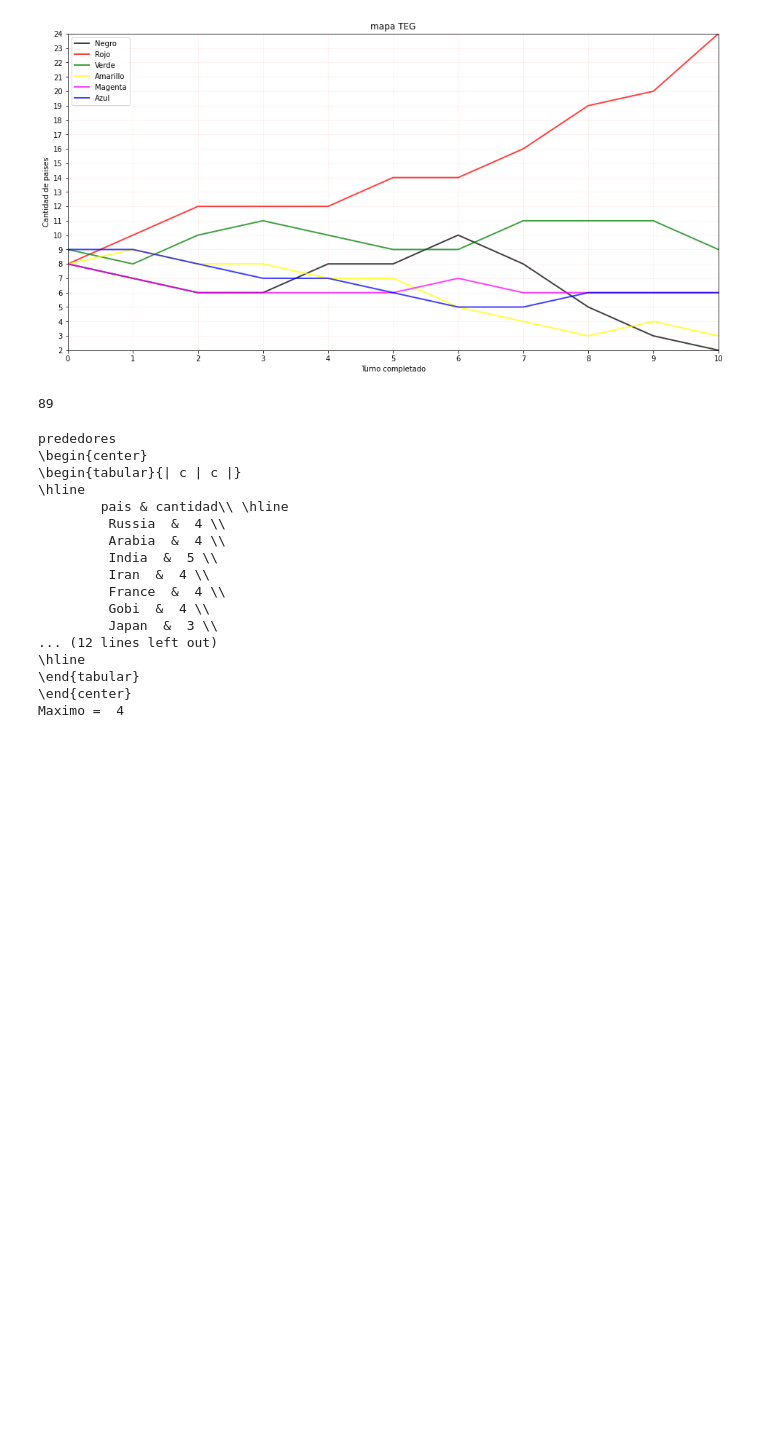
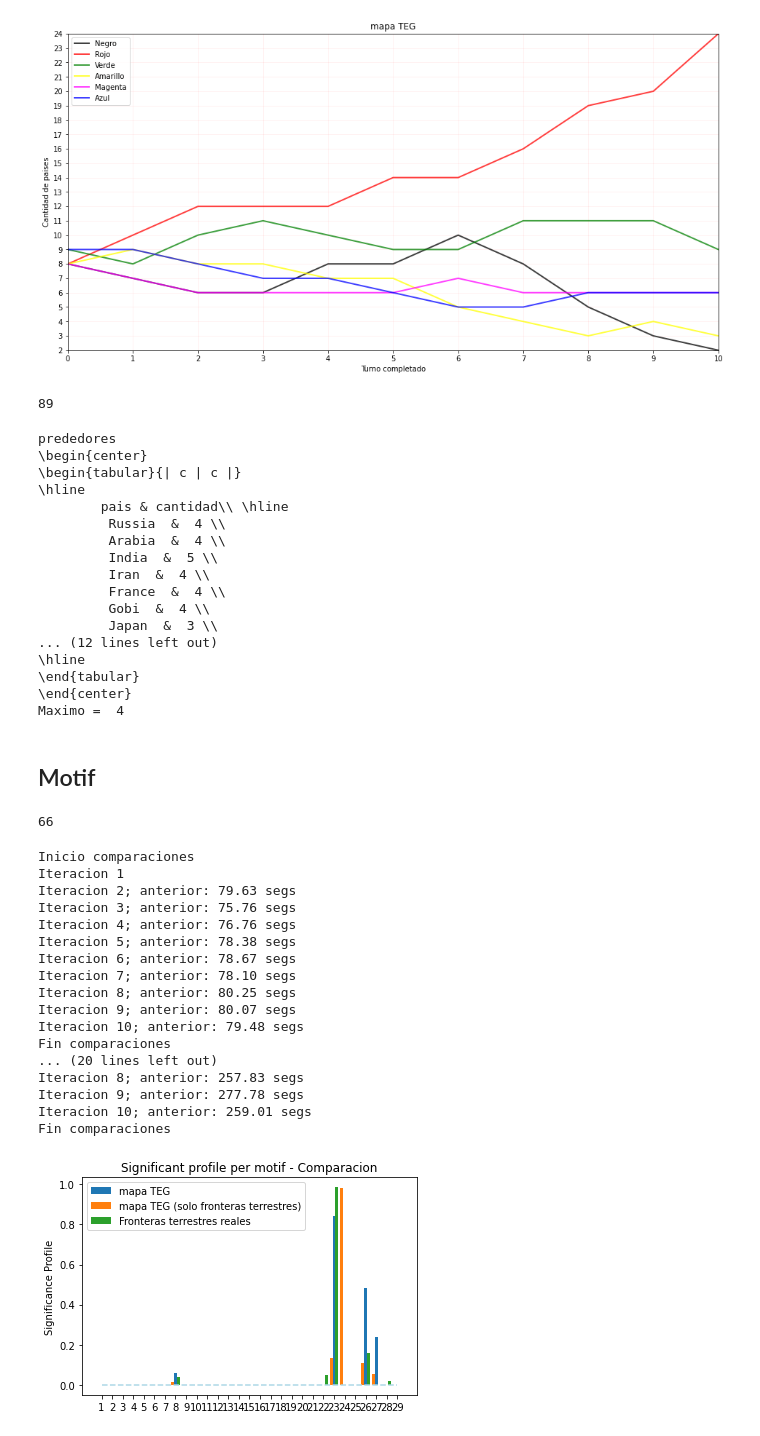
Before and after one commit to GIBelletti/TDA2Final_TEG, a Jupyter notebook: TDA2Final.ipynb, the cells around one changed output. Saved outputs shown, nothing was run; the diff lists cells and outputs as text; code cells hidden in the pictures; blank space fills up the shorter version.

Commit message:
motif

```diff
--- a/TDA2Final.ipynb
+++ b/TDA2Final.ipynb
@@ -797,3 +798,20 @@ prededores
 \end{tabular}
 \end{center}
 Maximo =  4
+# %% [markdown]
+## Motif
+# %%
+mundo_TEG_terrestre = nx.Graph()
+
+for fila_de_datos in paises_TEG.iterrows():
+    mundo_TEG_terrestre.add_node(fila_de_datos[1]['Pais'], continente=fila_de_datos[1]['Continente'],
+                       categoria=fila_de_datos[1]['Categoria'])
+for fila in fronteras_TEG.iterrows():
+    if fila[1]['tipo'] != 'terrestre':
+        continue
+    territorio1 = fila[1]['Pais']
+    territorio2 = fila[1]['frontera']
+    mundo_TEG_terrestre.add_edge(territorio1, territorio2)
+mundo_TEG_terrestre.number_of_edges()
+# %% [output]
+66
@@ -799,0 +842,33 @@ Maximo =  4
+# %%
+def signa_profile(grafo, n_motif=5, iteraciones=10):
+    motif = calculos.calcular_motifs(grafo, n_motif)
+    #print(motif)# debido a lo mucho que pueda demorar es conveniente guardar los datos
+    promedio_motif,desvio_motif = motif_grafo_eleatorios_b(grafo, n_motif, iteraciones)
+    signa_profile = calculos.significance_profile(motif, promedio_motif, desvio_motif)
+    return signa_profile
+# %%
+comparaciones = [[mundo_TEG, mundo_TEG_terrestre, mundo_real], ["mapa TEG", "mapa TEG (solo fronteras terrestres)", "Fronteras terrestres reales"], []]
+for mapa in comparaciones[0]:
+    print("Inicio comparaciones")
+    comparaciones[2].append(signa_profile(mapa))
+    print("Fin comparaciones")
+graficos.graficar_significant_profiles_conjuntos(comparaciones[2], comparaciones[1], "Comparacion")
+# %% [output]
+Inicio comparaciones
+Iteracion 1
+Iteracion 2; anterior: 79.63 segs
+Iteracion 3; anterior: 75.76 segs
+Iteracion 4; anterior: 76.76 segs
+Iteracion 5; anterior: 78.38 segs
+Iteracion 6; anterior: 78.67 segs
+Iteracion 7; anterior: 78.10 segs
+Iteracion 8; anterior: 80.25 segs
+Iteracion 9; anterior: 80.07 segs
+Iteracion 10; anterior: 79.48 segs
+Fin comparaciones
+... (20 lines left out)
+Iteracion 8; anterior: 257.83 segs
+Iteracion 9; anterior: 277.78 segs
+Iteracion 10; anterior: 259.01 segs
+Fin comparaciones
+[figure, added]
```
Also changed, not shown: parts of 4 cells of this notebook, 1 other file.
